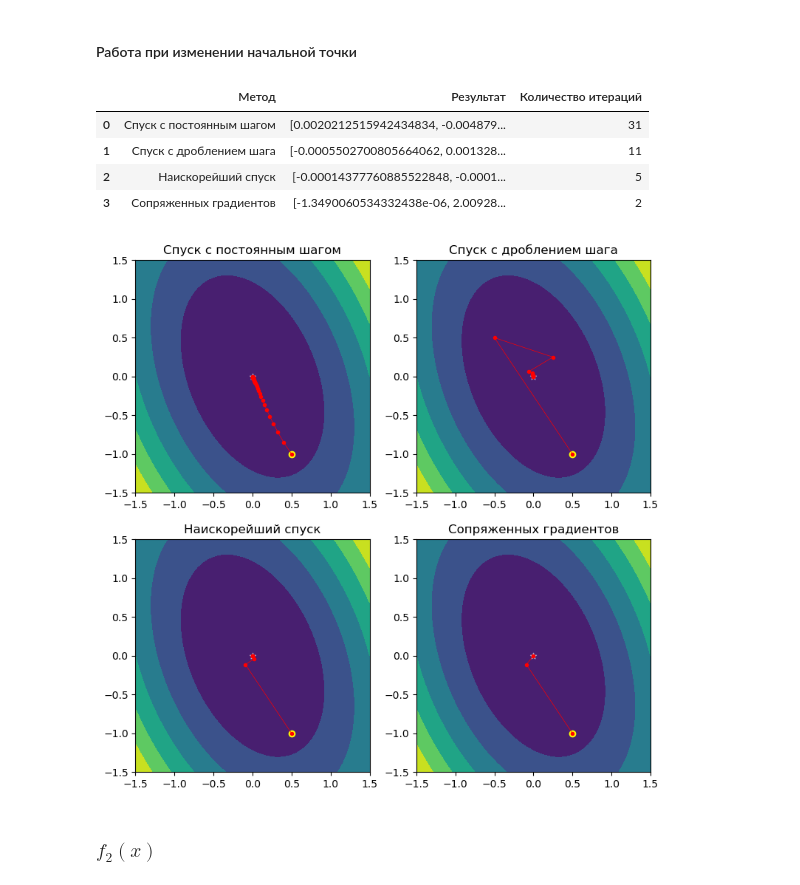
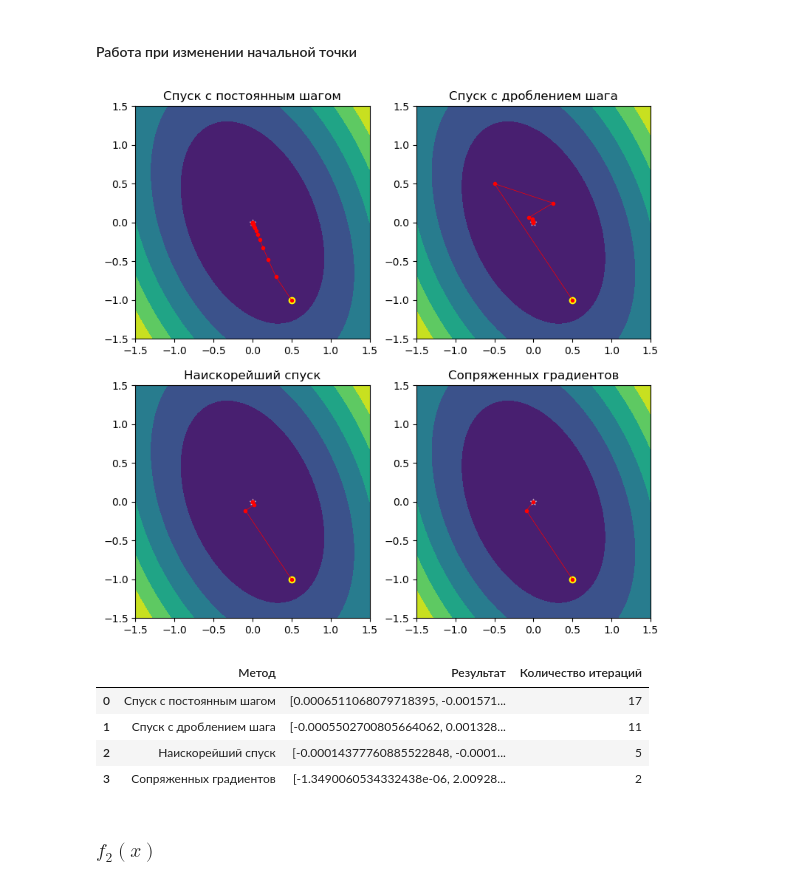
Before and after one commit to alexmoroz002/Appl-Math, a Jupyter notebook: lab-3_am.ipynb, the cells around one changed output. Drawn from its saved outputs; the diff is of its cells as text; code cells hidden in the pictures.

```diff
--- a/lab-3_am.ipynb
+++ b/lab-3_am.ipynb
@@ -204,10 +204,10 @@ plt.show()
 
 #### Сходимость градиентного спуска с постоянным шагом
 # %%
-steps = np.array([0.1, 0.01, 0.001, 0.0001])
+steps = np.array([0.451, 0.2, 0.1, 0.0004])
 grad_methods = []
 for i in range(len(steps)):
-    grad_method = gradient_descent(f_1, f_1_grad, np.ones(2), 0.0001, 0.0001, 50000, steps[i])
+    grad_method = gradient_descent(f_1, f_1_grad, np.ones(2), 0.001, 0.001, 50000, steps[i])
     grad_methods.append(grad_method)
 # %%
 fig, axs = plt.subplots(2, 2, figsize=(9, 9))
@@ -243,7 +244,7 @@ names = ['Спуск с постоянным шагом', 'Спуск с дро
 axs = np.ravel(axs)
 df_f1 = pd.DataFrame({'Метод':[], 'Результат':[], 'Количество итераций':[]})
 for i in range(len(axs)):
-    data_all = methods[i](f_1, f_1_grad, np.array([0.5, 1]), 0.001, 0.001, 10000, 0.1)
+    data_all = methods[i](f_1, f_1_grad, np.array([0.5, 1]), 0.001, 0.001, 10000, 0.2)
     df_f1.loc[len(df_f1.index)] = [names[i], data_all[2]['x'].iat[-1], data_all[1]]
     data = data_all[2]
     x, y = np.split(np.array(data.x.values.tolist()), 2, axis=1)
@@ -253,5 +254,6 @@ for i in range(len(axs)):
     axs[i].plot(x, y, color='red', marker='.', linewidth=0.5)
     axs[i].scatter(x[0], y[0], color='yellow', marker='o')
     axs[i].scatter(0, 0, color='white', marker='*', alpha=0.5)
+plt.show()
 df_f1
 # %% [output]
@@ -267,28 +269,29 @@ df_f1
 # %%
 fig, axs = plt.subplots(2, 2, figsize=(9, 9))
 methods = [gradient_descent, step_splitting_descent, steepest_descent, conjugate_gradient]
 names = ['Спуск с постоянным шагом', 'Спуск с дроблением шага', 'Наискорейший спуск', 'Сопряженных градиентов']
 axs = np.ravel(axs)
 df_f1 = pd.DataFrame({'Метод':[], 'Результат':[], 'Количество итераций':[]})
 for i in range(len(axs)):
-    data_all = methods[i](f_1, f_1_grad, np.array([0.5, -1]), 0.001, 0.001, 10000, 0.1)
+    data_all = methods[i](f_1, f_1_grad, np.array([0.5, -1]), 0.001, 0.001, 10000, 0.2)
     df_f1.loc[len(df_f1.index)] = [names[i], data_all[2]['x'].iat[-1], data_all[1]]
     data = data_all[2]
     x, y = np.split(np.array(data.x.values.tolist()), 2, axis=1)
 
     axs[i].contourf(x_3d, y_3d, z_3d)
     axs[i].set_title(names[i])
     axs[i].plot(x, y, color='red', marker='.', linewidth=0.5)
     axs[i].scatter(x[0], y[0], color='yellow', marker='o')
     axs[i].scatter(0, 0, color='white', marker='*', alpha=0.5)
+plt.show()
 df_f1
 # %% [output]
+[figure]
 |  | Метод | Результат | Количество итераций |
-| 0 | Спуск с постоянным шагом | [0.0020212515942434834, -0.004879... | 31 |
+| 0 | Спуск с постоянным шагом | [0.0006511068079718395, -0.001571... | 17 |
 | 1 | Спуск с дроблением шага | [-0.0005502700805664062, 0.001328... | 11 |
 | 2 | Наискорейший спуск | [-0.00014377760885522848, -0.0001... | 5 |
 | 3 | Сопряженных градиентов | [-1.3490060534332438e-06, 2.00928... | 2 |
-[figure]
 # %% [markdown]
 
 ### $f_2(x)$
```
Also changed, not shown: parts of 12 cells of this notebook.
